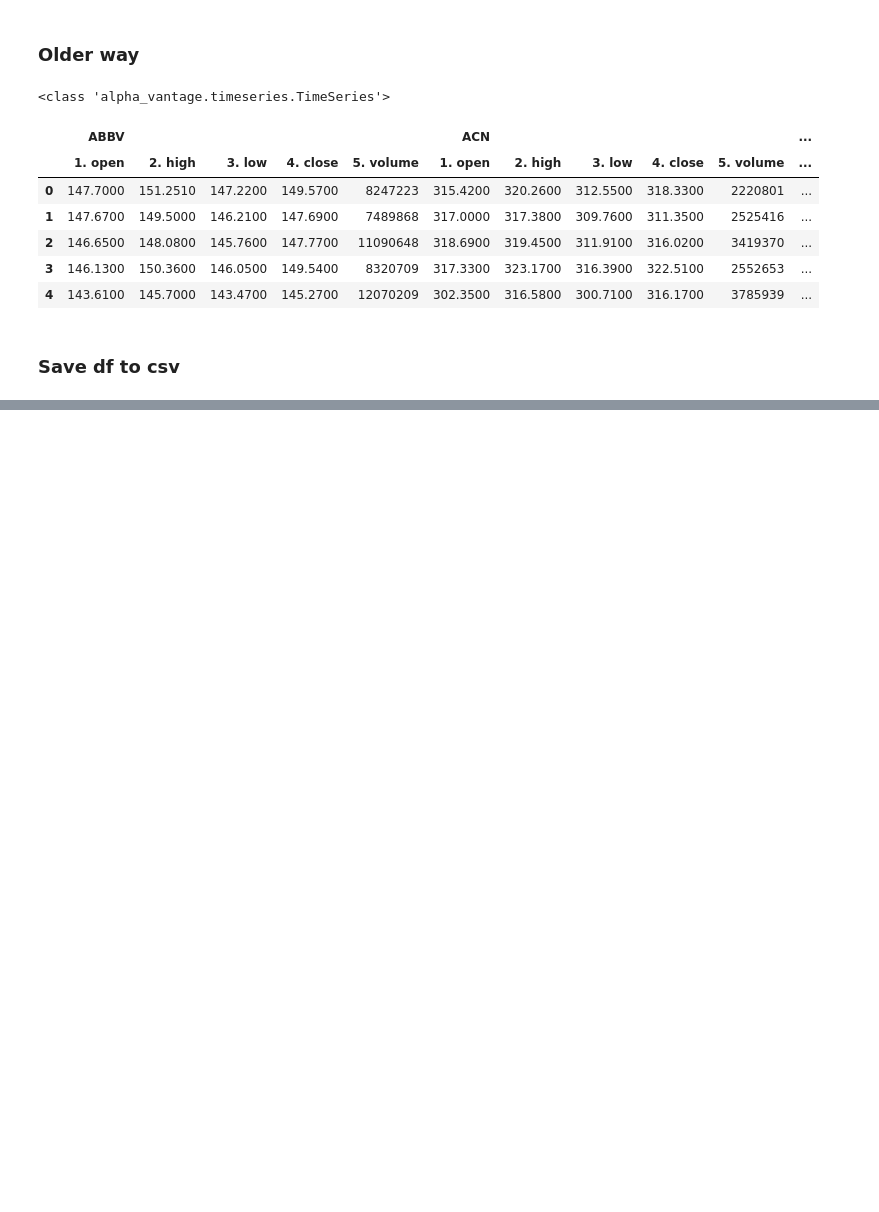
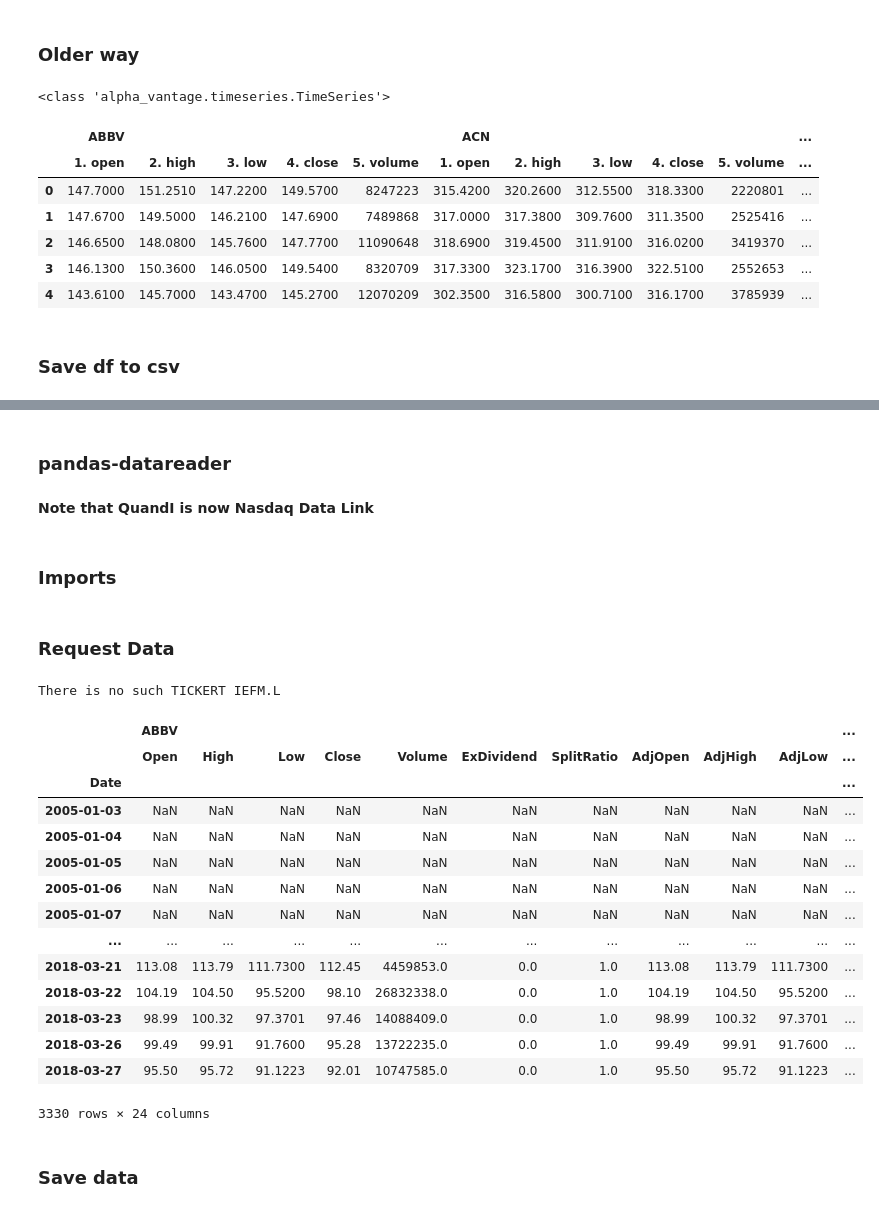
Before and after one commit to shrozolio/M6, a Jupyter notebook: Code/m6_download_history_DemoAlexa.ipynb, the cells around one changed output, grey strips where cells are left out. Drawn from its saved outputs; the diff is of its cells as text; code cells hidden in the pictures; blank space fills up the shorter version.

```diff
--- a/Code/m6_download_history_DemoAlexa.ipynb
+++ b/Code/m6_download_history_DemoAlexa.ipynb
@@ -223,0 +295,6 @@ df.to_csv(save_fname, index=True)
+# %% [markdown]
+<h3>pandas-datareader</h3>
+# %% [markdown]
+<p><b>Note that QuandI is now Nasdaq Data Link</b></p>
+# %% [markdown]
+<h3>Imports</h3>
@@ -223,0 +305,37 @@ df.to_csv(save_fname, index=True)
+# %% [markdown]
+<h3>Request Data</h3>
+# %%
+allTICKER_Quandl = []
+
+symbols1 = ["ABBV", "ACN", "IEFM.L"]
+for symbol in symbols1:
+    try:
+        data = pdr.get_data_quandl(symbol, api_key="bBNy4x7k4rNmsYHnJRDW", start="2005-1-1", end=END)
+
+        allTICKER_Quandl.append(data)
+        time.sleep(60)
+
+    except:
+        print("There is no such TICKERT " + symbol)
+
+final_data_Quandl = pd.concat(allTICKER_Quandl, keys = symbols, axis = 1)
+final_data_Quandl
+# %% [output]
+There is no such TICKERT IEFM.L
+|  | ABBV |  |  |  |  |  |  |  |  |  | ... |
+|  | Open | High | Low | Close | Volume | ExDividend | SplitRatio | AdjOpen | AdjHigh | AdjLow | ... |
+| Date |  |  |  |  |  |  |  |  |  |  | ... |
+| 2005-01-03 | NaN | NaN | NaN | NaN | NaN | NaN | NaN | NaN | NaN | NaN | ... |
+| 2005-01-04 | NaN | NaN | NaN | NaN | NaN | NaN | NaN | NaN | NaN | NaN | ... |
+| 2005-01-05 | NaN | NaN | NaN | NaN | NaN | NaN | NaN | NaN | NaN | NaN | ... |
+| 2005-01-06 | NaN | NaN | NaN | NaN | NaN | NaN | NaN | NaN | NaN | NaN | ... |
+| 2005-01-07 | NaN | NaN | NaN | NaN | NaN | NaN | NaN | NaN | NaN | NaN | ... |
+| ... | ... | ... | ... | ... | ... | ... | ... | ... | ... | ... | ... |
+| 2018-03-21 | 113.08 | 113.79 | 111.7300 | 112.45 | 4459853.0 | 0.0 | 1.0 | 113.08 | 113.79 | 111.7300 | ... |
+| 2018-03-22 | 104.19 | 104.50 | 95.5200 | 98.10 | 26832338.0 | 0.0 | 1.0 | 104.19 | 104.50 | 95.5200 | ... |
+| 2018-03-23 | 98.99 | 100.32 | 97.3701 | 97.46 | 14088409.0 | 0.0 | 1.0 | 98.99 | 100.32 | 97.3701 | ... |
+| 2018-03-26 | 99.49 | 99.91 | 91.7600 | 95.28 | 13722235.0 | 0.0 | 1.0 | 99.49 | 99.91 | 91.7600 | ... |
+| 2018-03-27 | 95.50 | 95.72 | 91.1223 | 92.01 | 10747585.0 | 0.0 | 1.0 | 95.50 | 95.72 | 91.1223 | ... |
+3330 rows × 24 columns
+# %% [markdown]
+<h3>Save data</h3>
```
Also changed, not shown: parts of 48 cells of this notebook.
